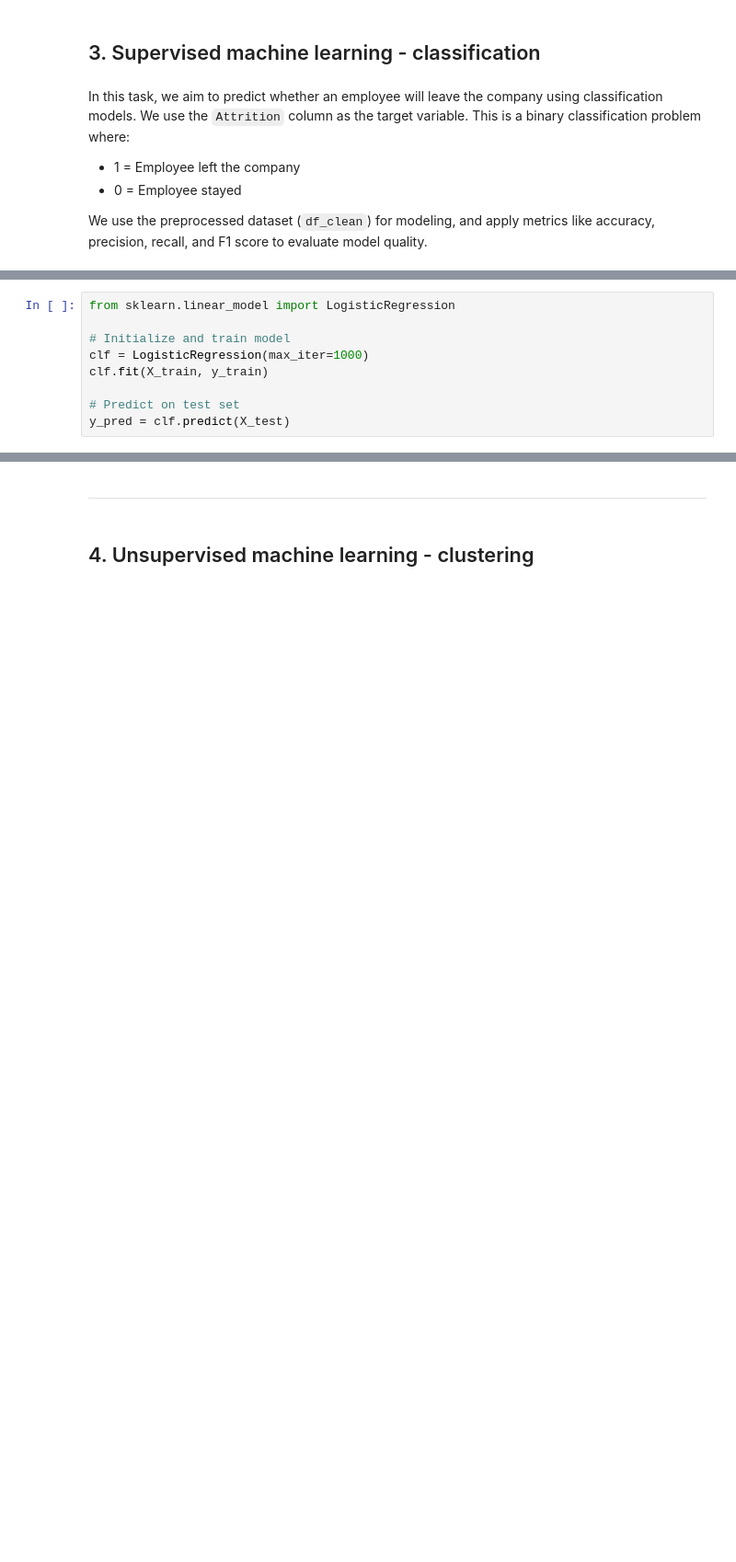
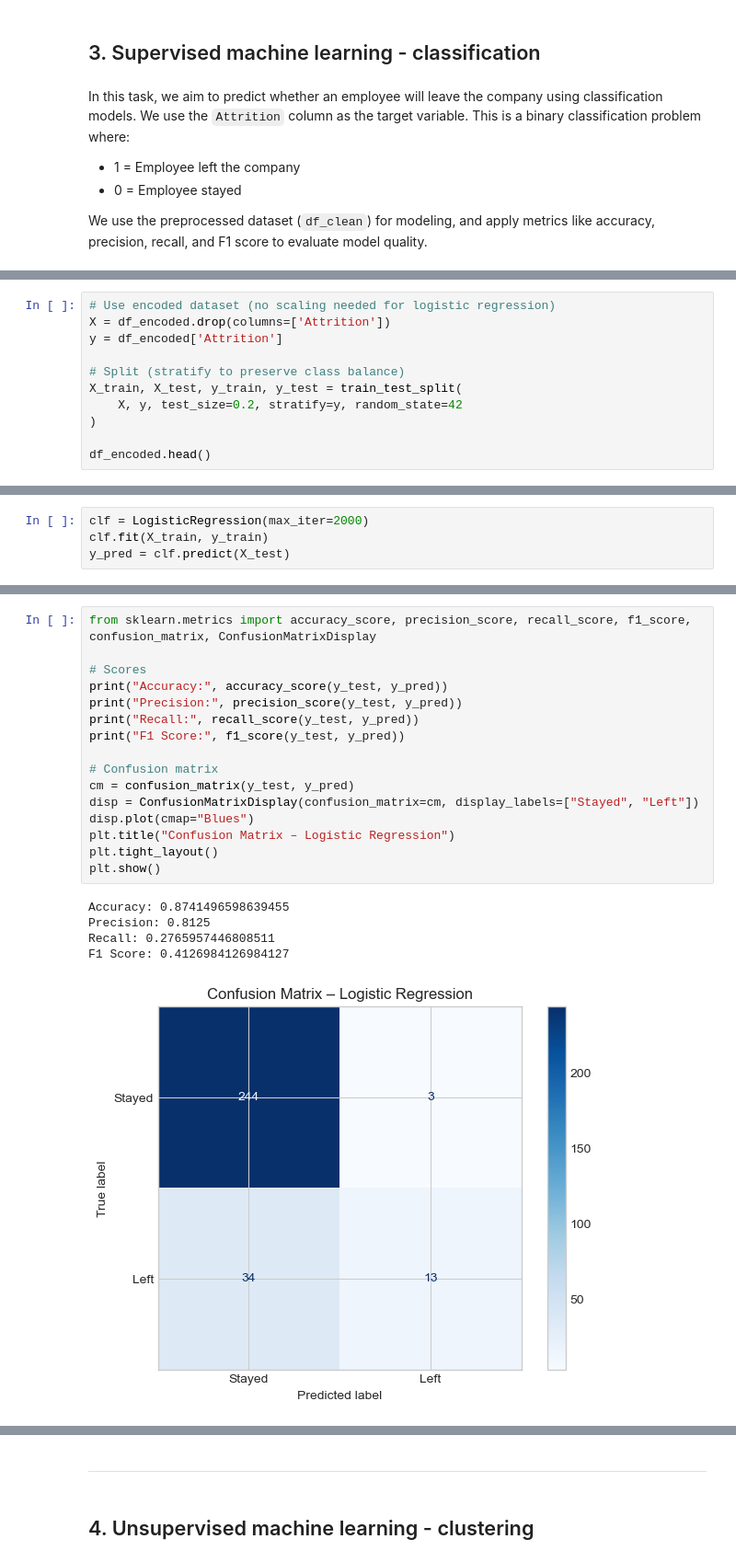
Before and after one commit to FeliciaFavrholdt/DAT-BI-MP3, a Jupyter notebook: notebooks/MP3_Group4_IBM_Analysis.ipynb, the cells around one changed output, grey strips where cells are left out. Shown at 92% size. Saved outputs shown, nothing was run; the diff lists cells and outputs as text; blank space fills up the shorter version.

```diff
--- a/notebooks/MP3_Group4_IBM_Analysis.ipynb
+++ b/notebooks/MP3_Group4_IBM_Analysis.ipynb
@@ -1145,10 +1138,12 @@ Test set size: (294, 48)
 # %%
-from sklearn.linear_model import LogisticRegression
+# Use encoded dataset (no scaling needed for logistic regression)
+X = df_encoded.drop(columns=['Attrition'])
+y = df_encoded['Attrition']
 
-# Initialize and train model
-clf = LogisticRegression(max_iter=1000)
-clf.fit(X_train, y_train)
+# Split (stratify to preserve class balance)
+X_train, X_test, y_train, y_test = train_test_split(
+    X, y, test_size=0.2, stratify=y, random_state=42
+)
 
-# Predict on test set
-y_pred = clf.predict(X_test)
+df_encoded.head()
 # %% [output]
@@ -1155,0 +1156,4 @@ ValueError: Unknown label type: continuous. Maybe you are trying to fit a classi
+# %%
+clf = LogisticRegression(max_iter=2000)
+clf.fit(X_train, y_train)
+y_pred = clf.predict(X_test)
@@ -1155,0 +1173,22 @@ ValueError: Unknown label type: continuous. Maybe you are trying to fit a classi
+# %%
+from sklearn.metrics import accuracy_score, precision_score, recall_score, f1_score, confusion_matrix, ConfusionMatrixDisplay
+
+# Scores
+print("Accuracy:", accuracy_score(y_test, y_pred))
+print("Precision:", precision_score(y_test, y_pred))
+print("Recall:", recall_score(y_test, y_pred))
+print("F1 Score:", f1_score(y_test, y_pred))
+
+# Confusion matrix
+cm = confusion_matrix(y_test, y_pred)
+disp = ConfusionMatrixDisplay(confusion_matrix=cm, display_labels=["Stayed", "Left"])
+disp.plot(cmap="Blues")
+plt.title("Confusion Matrix – Logistic Regression")
+plt.tight_layout()
+plt.show()
+# %% [output]
+Accuracy: 0.8741496598639455
+Precision: 0.8125
+Recall: 0.2765957446808511
+F1 Score: 0.4126984126984127
+[figure, added]
```
Also changed, not shown: parts of 31 cells of this notebook.
